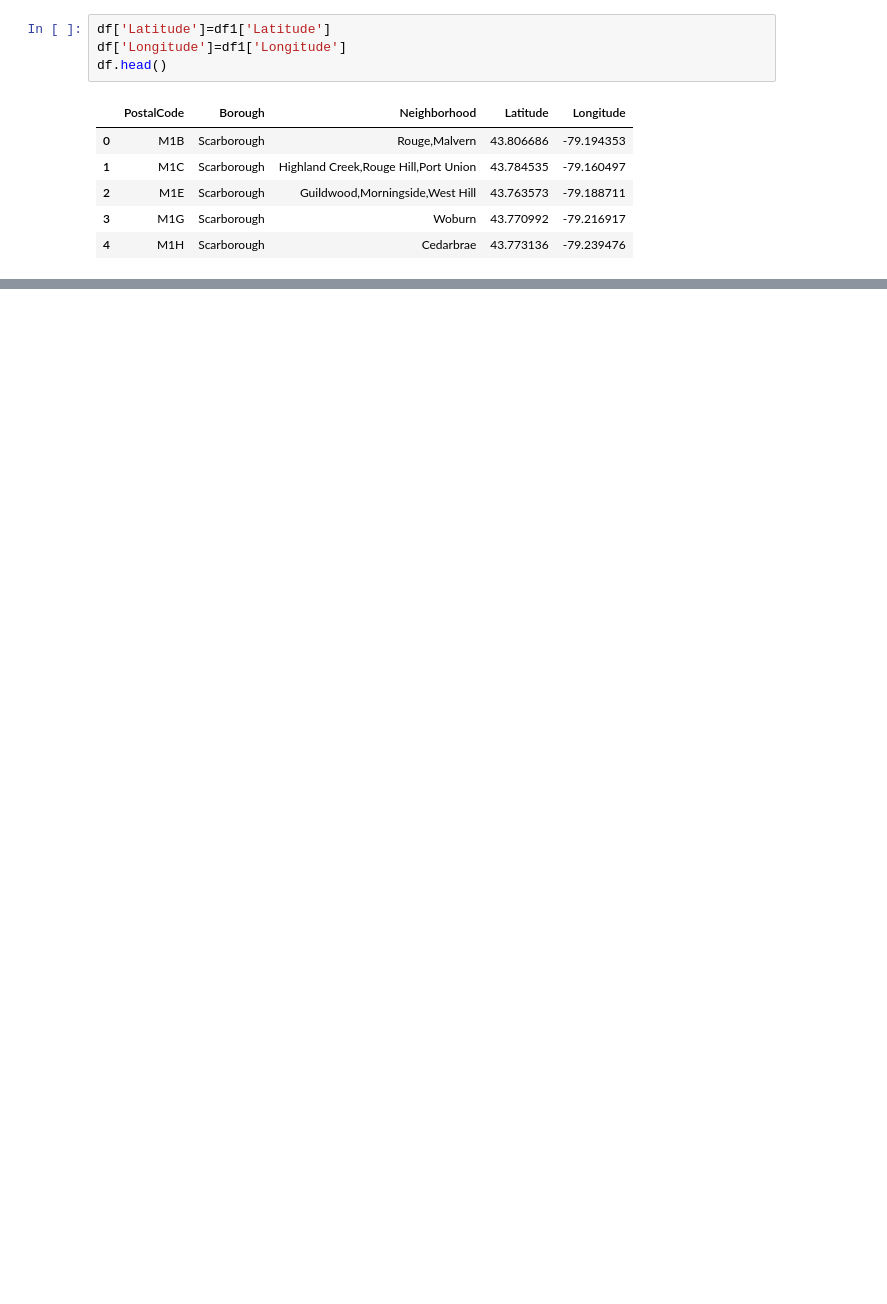
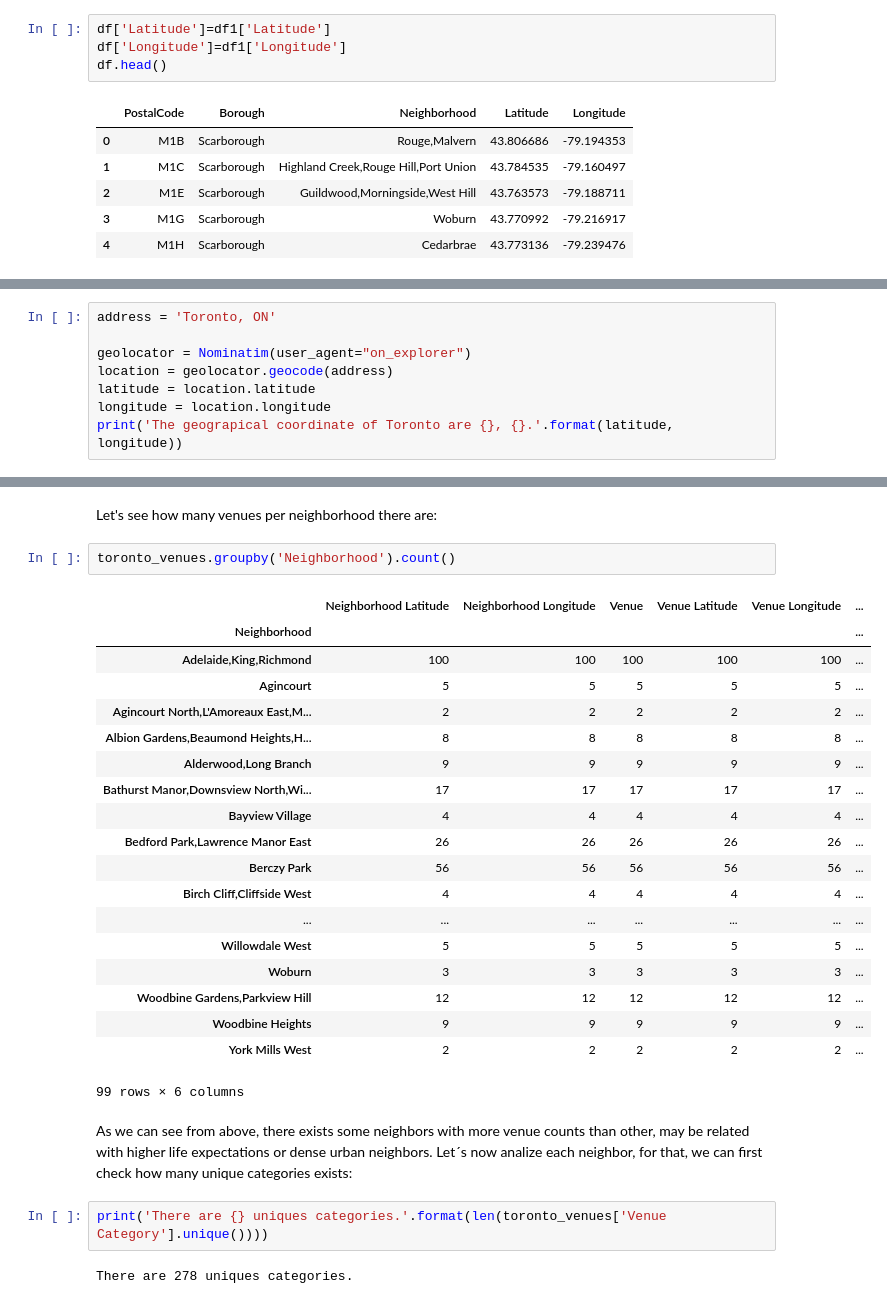
Before and after one commit to bjergsenson/Applied-Data-Science-Capstone, a Jupyter notebook: ADSC303.ipynb, the cells around one changed output, grey strips where cells are left out. Saved outputs shown, nothing was run; the diff lists cells and outputs as text; blank space fills up the shorter version.

```diff
--- a/ADSC303.ipynb
+++ b/ADSC303.ipynb
@@ -115,0 +152,8 @@ df.head()
+# %%
+address = 'Toronto, ON'
+
+geolocator = Nominatim(user_agent="on_explorer")
+location = geolocator.geocode(address)
+latitude = location.latitude
+longitude = location.longitude
+print('The geograpical coordinate of Toronto are {}, {}.'.format(latitude, longitude))
@@ -115,0 +277,30 @@ df.head()
+# %% [markdown]
+Let's see how many venues per neighborhood there are:
+# %%
+toronto_venues.groupby('Neighborhood').count()
+# %% [output]
+|  | Neighborhood Latitude | Neighborhood Longitude | Venue | Venue Latitude | Venue Longitude | ... |
+| Neighborhood |  |  |  |  |  | ... |
+| Adelaide,King,Richmond | 100 | 100 | 100 | 100 | 100 | ... |
+| Agincourt | 5 | 5 | 5 | 5 | 5 | ... |
+| Agincourt North,L'Amoreaux East,M... | 2 | 2 | 2 | 2 | 2 | ... |
+| Albion Gardens,Beaumond Heights,H... | 8 | 8 | 8 | 8 | 8 | ... |
+| Alderwood,Long Branch | 9 | 9 | 9 | 9 | 9 | ... |
+| Bathurst Manor,Downsview North,Wi... | 17 | 17 | 17 | 17 | 17 | ... |
+| Bayview Village | 4 | 4 | 4 | 4 | 4 | ... |
+| Bedford Park,Lawrence Manor East | 26 | 26 | 26 | 26 | 26 | ... |
+| Berczy Park | 56 | 56 | 56 | 56 | 56 | ... |
+| Birch Cliff,Cliffside West | 4 | 4 | 4 | 4 | 4 | ... |
+| ... | ... | ... | ... | ... | ... | ... |
+| Willowdale West | 5 | 5 | 5 | 5 | 5 | ... |
+| Woburn | 3 | 3 | 3 | 3 | 3 | ... |
+| Woodbine Gardens,Parkview Hill | 12 | 12 | 12 | 12 | 12 | ... |
+| Woodbine Heights | 9 | 9 | 9 | 9 | 9 | ... |
+| York Mills West | 2 | 2 | 2 | 2 | 2 | ... |
+99 rows × 6 columns
+# %% [markdown]
+As we can see from above, there exists some neighbors with more venue counts than other, may be related with higher life expectations or dense urban neighbors. Let´s now analize each neighbor, for that, we can first check how many unique categories exists:
+# %%
+print('There are {} uniques categories.'.format(len(toronto_venues['Venue Category'].unique())))
+# %% [output]
+There are 278 uniques categories.
```
Also changed, not shown: parts of 52 cells of this notebook.
